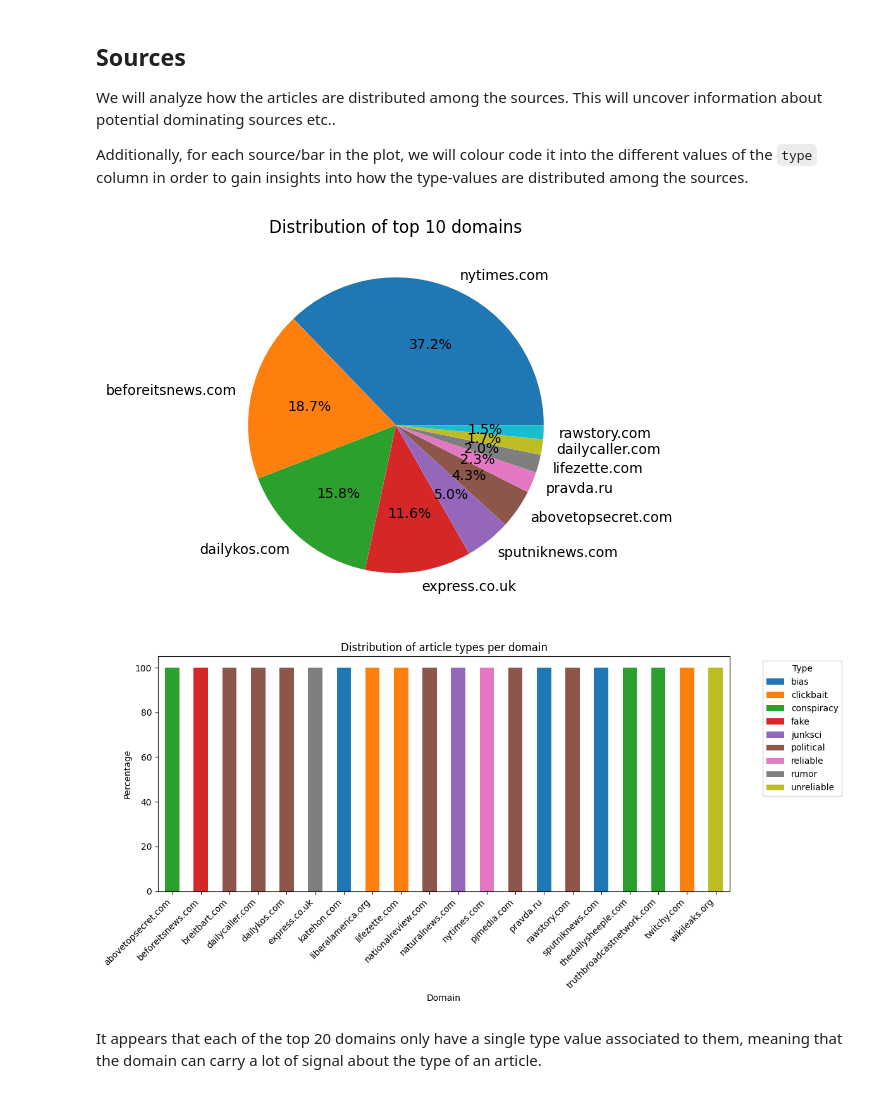
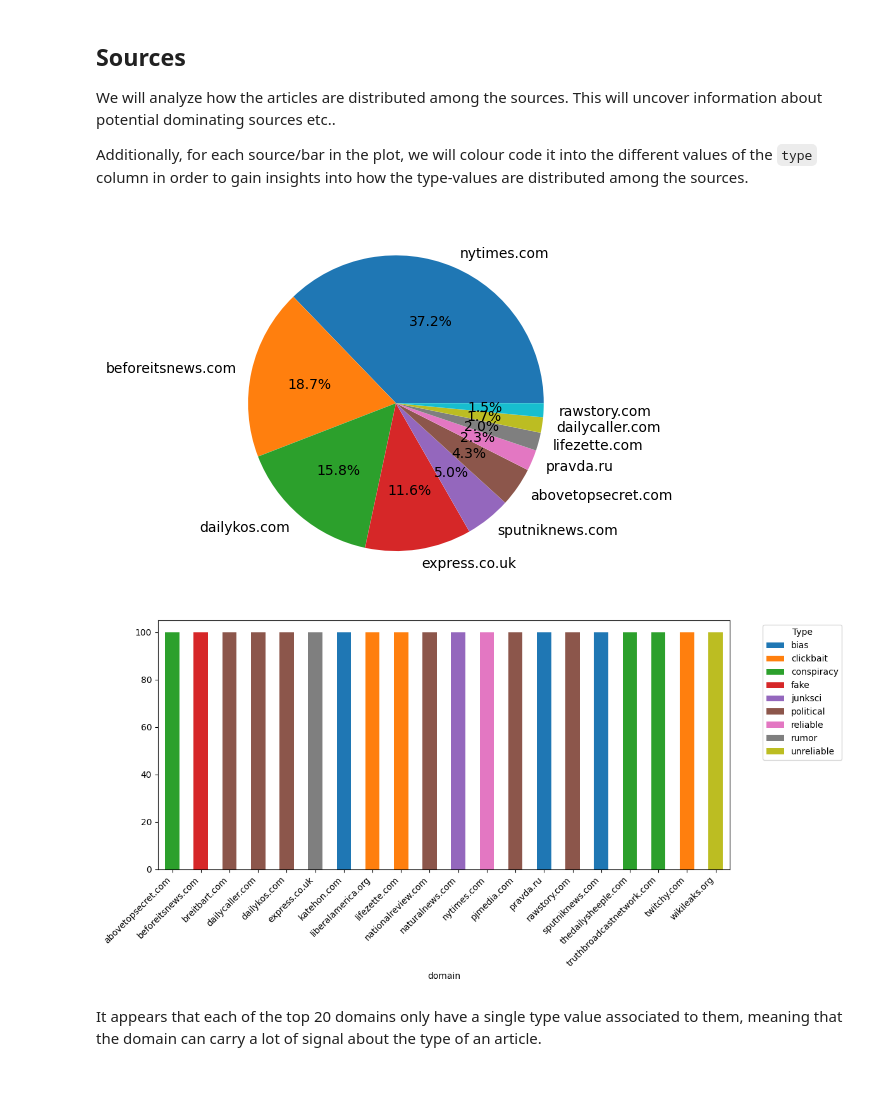
Before and after one commit to BimmerBass/GDS2026, a Jupyter notebook: data_analysis.ipynb, the cells around one changed output. Saved outputs shown, nothing was run; the diff lists cells and outputs as text; code cells hidden in the pictures.

```diff
--- a/data_analysis.ipynb
+++ b/data_analysis.ipynb
@@ -78,11 +76,10 @@ top_20 = df["domain"].value_counts().head(20)
 top_10 = top_20.head(10)
 # %%
 top_10.plot(kind="pie", autopct='%1.1f%%')
-plt.title("Distribution of top 10 domains")
 plt.ylabel("")
 plt.show()
 # %% [output]
-[figure, old version]
+[figure, new version]
 # %%
 top_20_domains = df[df["domain"].isin(top_20.index)]
 counts = (
@@ -97,15 +94,13 @@ percentages.plot(
     figsize=(12,6)
 )
 
-plt.ylabel("Percentage")
-plt.xlabel("Domain")
-plt.title("Distribution of article types per domain")
+
 plt.xticks(rotation=45, ha="right")
 plt.legend(title="Type", bbox_to_anchor=(1.05,1))
 plt.tight_layout()
 plt.show()
 # %% [output]
-[figure, old version]
+[figure, new version]
 # %% [markdown]
 It appears that each of the top 20 domains only have a single type value associated to them, meaning that the domain can carry a lot of signal about the type of an article.
 # %% [markdown]
```
Also changed, not shown: parts of 3 cells of this notebook, 4 other files.
